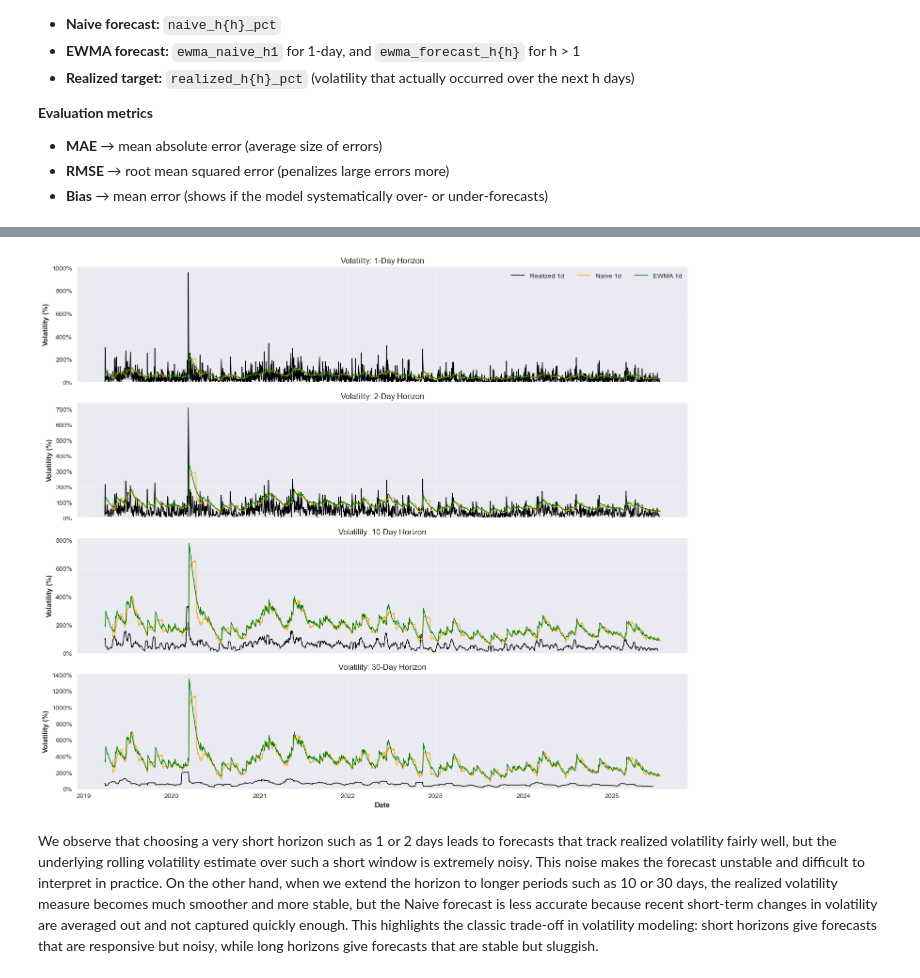
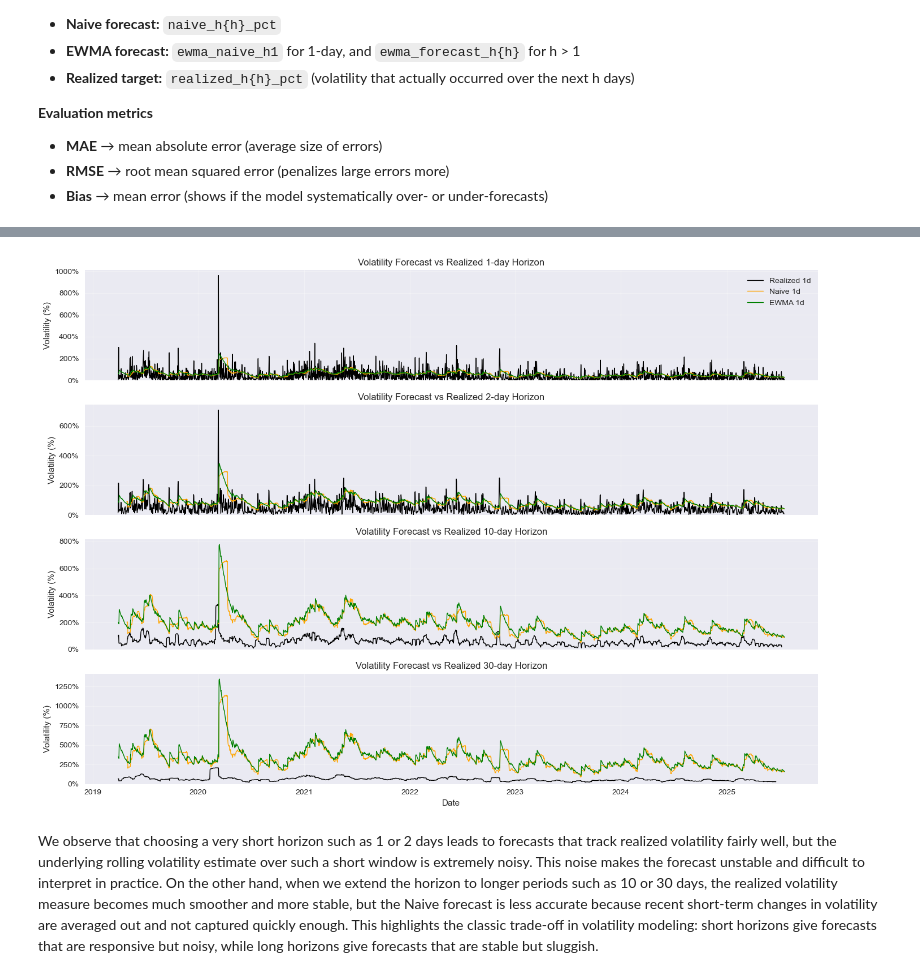
Before and after one commit to QuanTUMunich/GammaScalping, a Jupyter notebook: notebooks/volatility_inspection.ipynb, the cells around one changed output, grey strips where cells are left out. Drawn from its saved outputs; the diff is of its cells as text; code cells hidden in the pictures.

```diff
--- a/notebooks/volatility_inspection.ipynb
+++ b/notebooks/volatility_inspection.ipynb
@@ -53,7 +49,9 @@ print(df.head())
 3            3.944656e+06
 4            5.018884e+06
 # %%
-daily_df = make_vol_data(spot, window=30, ann_factor=365)
+window = 30
+
+daily_df = make_vol_data(spot, window, ann_factor=365)
 
 daily_df.tail()
 
@@ -137,8 +135,9 @@ All series are **annualized and expressed in %** and are **properly aligned** (f
 - **RMSE** → root mean squared error (penalizes large errors more)
 - **Bias** → mean error (shows if the model systematically over- or under-forecasts)
 # %%
-# horizons to test
 horizons = [1, 2, 10, 30]
+
+daily_df['ewma_vol'] = ewma_vol(daily_df['log_returns'], lam=0.94, ann=365)
 
 # --- build forecasts & realized targets ---
 for h in horizons:
@@ -151,10 +150,11 @@ for h in horizons:
     else:
         daily_df[f'ewma_h{h}_pct'] = daily_df['ewma_vol'].shift(1) * np.sqrt(h)
 
-    # realized future volatility target
+    # realized future volatility target (now correct)
     daily_df[f'realized_h{h}_pct'] = realized_future_vol(daily_df['log_returns'], h=h, ann=365)
 
 # --- evaluation ---
+
 results = {}
 
 for h in horizons:
@@ -179,37 +187,34 @@ KeyError: 'ewma_vol'
 # %%
-fig, axes = plt.subplots(len(horizons), 1, figsize=(14, 12), sharex=True)
+fig, axes = plt.subplots(len(horizons), 1, figsize=(14, 10), sharex=True)
 
 for i, h in enumerate(horizons):
     ax = axes[i]
 
-    # column names
     realized_col = f"realized_h{h}_pct"
     naive_col    = f"naive_h{h}_pct"
-    # EWMA naming: h=1 used 'ewma_naive_h1', others 'ewma_forecast_h{h}'
-    ewma_col     = "ewma_naive_h1" if h == 1 else f"ewma_forecast_h{h}"
+    ewma_col     = f"ewma_h{h}_pct"
 
-    # plot (skip gracefully if a column is missing)
     if realized_col in daily_df:
-        ax.plot(daily_df.index, daily_df[realized_col], label=f"Realized {h}d", color="black", lw=1.1)
+        ax.plot(daily_df.index, daily_df[realized_col], label=f"Realized {h}d", color="black", lw=1)
     if naive_col in daily_df:
-        ax.plot(daily_df.index, daily_df[naive_col], label=f"Naive {h}d", color="orange", alpha=1, lw=1.1)
+        ax.plot(daily_df.index, daily_df[naive_col], label=f"Naive {h}d", color="orange", lw=1)
     if ewma_col in daily_df:
-        ax.plot(daily_df.index, daily_df[ewma_col], label=f"EWMA {h}d", color="green", alpha=1, lw=1.1)
+        ax.plot(daily_df.index, daily_df[ewma_col], label=f"EWMA {h}d", color="green", lw=1)
 
-    ax.set_title(f"Volatility: {h}-Day Horizon")
+    ax.set_title(f"Volatility Forecast vs Realized {h}-day Horizon")
     ax.set_ylabel("Volatility (%)")
     ax.yaxis.set_major_formatter(mtick.PercentFormatter())
     ax.set_ylim(bottom=0)
     ax.grid(alpha=0.3)
-    if i == len(horizons) - 1:
-        ax.set_xlabel("Date")
     if i == 0:
-        ax.legend(ncol=3)
+        ax.legend()
+
+axes[-1].set_xlabel("Date")
 
 plt.tight_layout()
 plt.show()
 # %% [output]
-[figure, old version]
+[figure, new version]
 # %% [markdown]
 We observe that choosing a very short horizon such as 1 or 2 days leads to forecasts that track realized volatility fairly well, but the underlying rolling volatility estimate over such a short window is extremely noisy. This noise makes the forecast unstable and difficult to interpret in practice. On the other hand, when we extend the horizon to longer periods such as 10 or 30 days, the realized volatility measure becomes much smoother and more stable, but the Naive forecast is less accurate because recent short-term changes in volatility are averaged out and not captured quickly enough.
 This highlights the classic trade-off in volatility modeling: short horizons give forecasts that are responsive but noisy, while long horizons give forecasts that are stable but sluggish.
```
Also changed, not shown: parts of 3 cells of this notebook.
